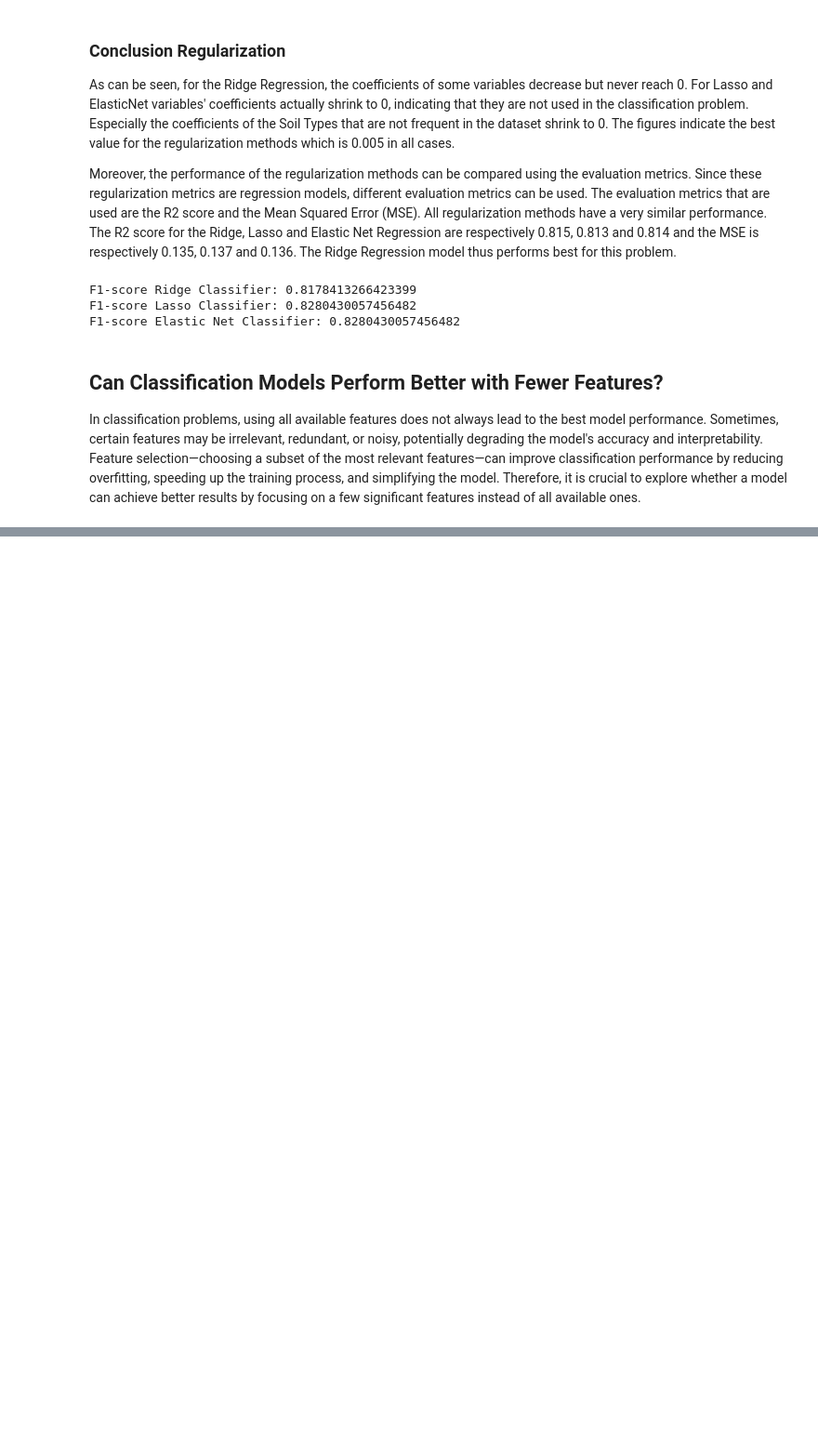
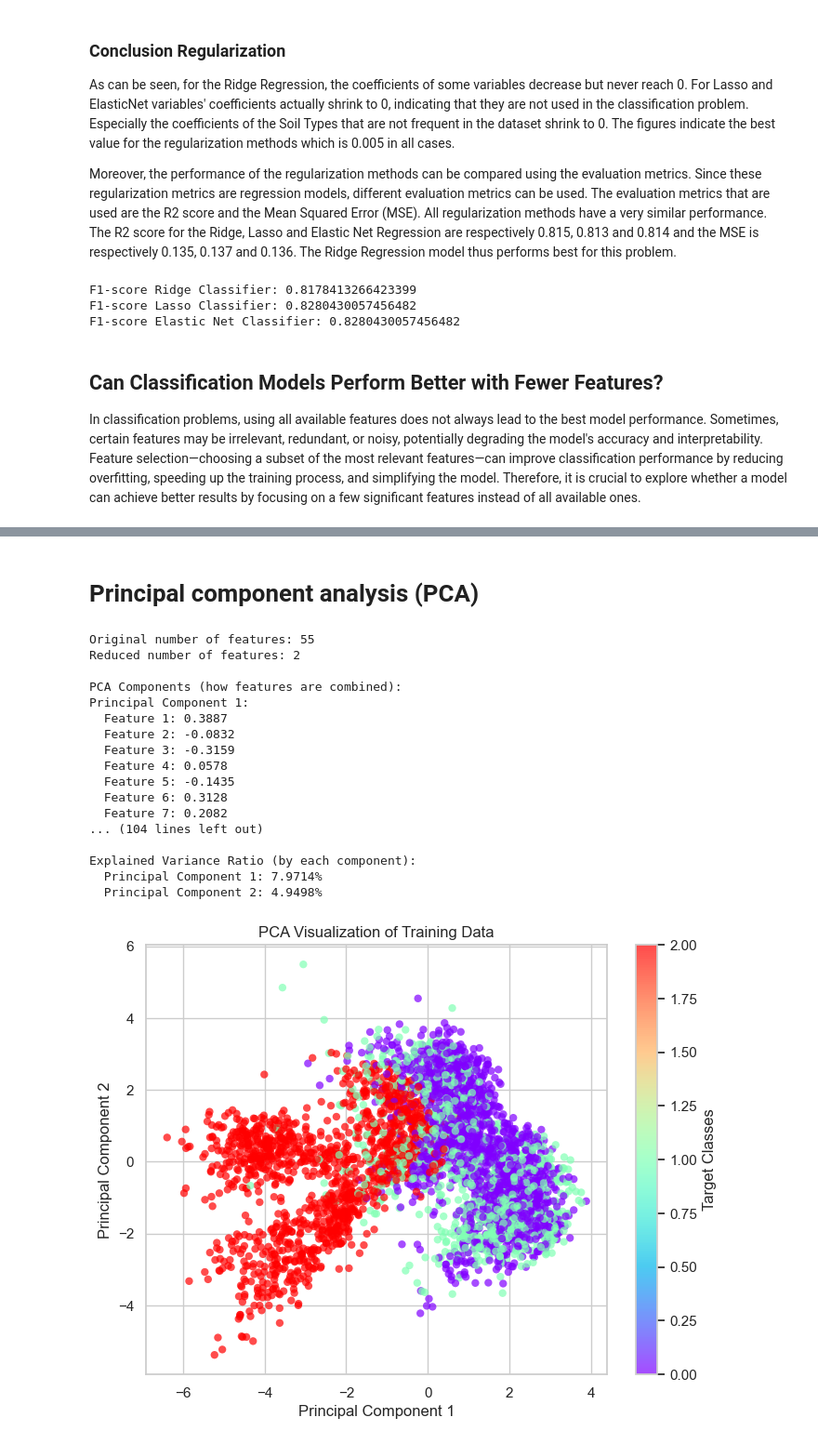
Before and after one commit to larsvdg/APRAU, a Jupyter notebook: Assignment_group_1.ipynb, the cells around one changed output, grey strips where cells are left out. Shown at 93% size. Cells and saved outputs as stored; diff of their text form; code cells hidden in the pictures; blank space fills up the shorter version.

```diff
--- a/Assignment_group_1.ipynb
+++ b/Assignment_group_1.ipynb
@@ -1095,0 +1165,62 @@ plt.show()
+# %% [markdown]
+# Principal component analysis (PCA)
+# %%
+# Split data into training and testing
+from sklearn.decomposition import PCA
+
+X_train, X_test, y_train, y_test = train_test_split(X_scaled, y, test_size=0.2, random_state=42)
+
+pca = PCA(n_components=2)
+X_train_pca = pca.fit_transform(X_train)
+X_test_pca = pca.transform(X_test)
+
+print("Original number of features:", X.shape[1])
+print("Reduced number of features:", X_train_pca.shape[1])
+
+print("\nPCA Components (how features are combined):")
+for i, component in enumerate(pca.components_):
+    print(f"Principal Component {i + 1}:")
+    for j, value in enumerate(component):
+        print(f"  Feature {j + 1}: {value:.4f}")
+
+print("\nExplained Variance Ratio (by each component):")
+for i, variance in enumerate(pca.explained_variance_ratio_):
+    print(f"  Principal Component {i + 1}: {variance:.4%}")
+
+import matplotlib.pyplot as plt
+
+# Combine PCA-transformed data with their corresponding labels for visualization
+projected = X_train_pca  # You can use X_test_pca for testing data visualization
+labels = y_train  # Replace with y_test if visualizing testing data
+
+# Create a scatter plot for the first two principal components
+plt.figure(figsize=(8, 6))  # Optional: Adjust the figure size
+plt.scatter(projected[:, 0], projected[:, 1],
+            c=labels, edgecolor='none', alpha=0.7,
+            cmap=plt.cm.rainbow)  # You can replace with any colormap like `viridis`
+
+# Add axis labels, a color bar, and a title
+plt.xlabel('Principal Component 1')
+plt.ylabel('Principal Component 2')
+plt.title('PCA Visualization of Training Data')  # Optional: Add a title
+plt.colorbar(label='Target Classes')  # Show a color bar to represent the target labels
+plt.show()
+# %% [output]
+Original number of features: 55
+Reduced number of features: 2
+
+PCA Components (how features are combined):
+Principal Component 1:
+  Feature 1: 0.3887
+  Feature 2: -0.0832
+  Feature 3: -0.3159
+  Feature 4: 0.0578
+  Feature 5: -0.1435
+  Feature 6: 0.3128
+  Feature 7: 0.2082
+... (104 lines left out)
+
+Explained Variance Ratio (by each component):
+  Principal Component 1: 7.9714%
+  Principal Component 2: 4.9498%
+[figure, added]
```
Also changed, not shown: parts of 10 cells of this notebook, 10 other files.
